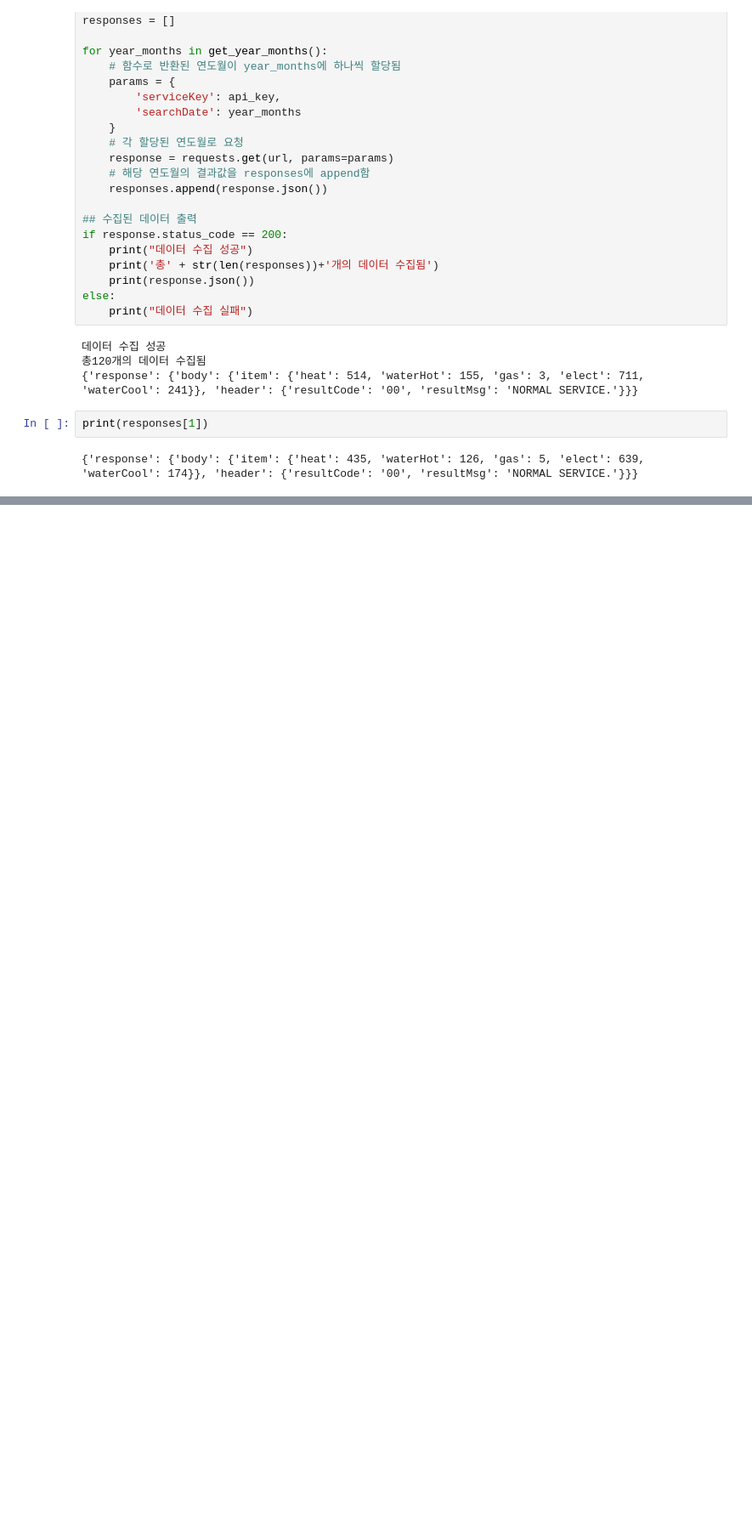
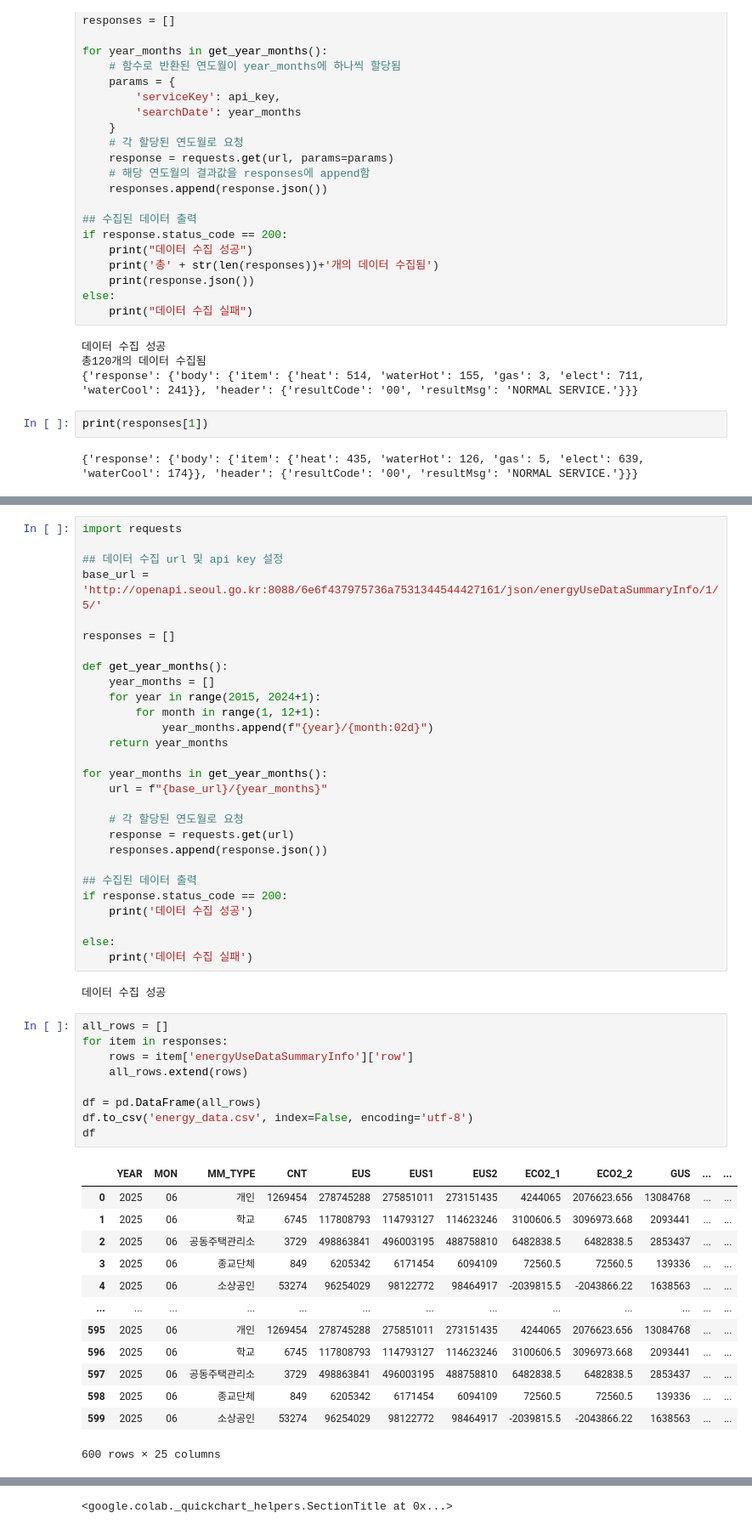
Before and after one commit to tjwjddnr/Data-Analysis-with-Open-Source, a Jupyter notebook: 오픈소스_데이터_분석_4강.ipynb, the cells around one changed output, grey strips where cells are left out. Shown: that part at 85% size. Drawn from its saved outputs; the diff is of its cells as text; blank space fills up the shorter version.

Commit message:
Colab을 통해 생성됨

```diff
--- a/오픈소스_데이터_분석_4강.ipynb
+++ b/오픈소스_데이터_분석_4강.ipynb
@@ -231,0 +242,53 @@ print(responses[1])
+# %%
+import requests
+
+## 데이터 수집 url 및 api key 설정
+base_url = 'http://openapi.seoul.go.kr:8088/6e6f437975736a7531344544427161/json/energyUseDataSummaryInfo/1/5/'
+
+responses = []
+
+def get_year_months():
+    year_months = []
+    for year in range(2015, 2024+1):
+        for month in range(1, 12+1):
+            year_months.append(f"{year}/{month:02d}")
+    return year_months
+
+for year_months in get_year_months():
+    url = f"{base_url}/{year_months}"
+
+    # 각 할당된 연도월로 요청
+    response = requests.get(url)
+    responses.append(response.json())
+
+## 수집된 데이터 출력
+if response.status_code == 200:
+    print('데이터 수집 성공')
+
+else:
+    print('데이터 수집 실패')
+# %% [output]
+데이터 수집 성공
+# %%
+all_rows = []
+for item in responses:
+    rows = item['energyUseDataSummaryInfo']['row']
+    all_rows.extend(rows)
+
+df = pd.DataFrame(all_rows)
+df.to_csv('energy_data.csv', index=False, encoding='utf-8')
+df
+# %% [output]
+|  | YEAR | MON | MM_TYPE | CNT | EUS | EUS1 | EUS2 | ECO2_1 | ECO2_2 | GUS | ... | ... |
+| 0 | 2025 | 06 | 개인 | 1269454 | 278745288 | 275851011 | 273151435 | 4244065 | 2076623.656 | 13084768 | ... | ... |
+| 1 | 2025 | 06 | 학교 | 6745 | 117808793 | 114793127 | 114623246 | 3100606.5 | 3096973.668 | 2093441 | ... | ... |
+| 2 | 2025 | 06 | 공동주택관리소 | 3729 | 498863841 | 496003195 | 488758810 | 6482838.5 | 6482838.5 | 2853437 | ... | ... |
+| 3 | 2025 | 06 | 종교단체 | 849 | 6205342 | 6171454 | 6094109 | 72560.5 | 72560.5 | 139336 | ... | ... |
+| 4 | 2025 | 06 | 소상공인 | 53274 | 96254029 | 98122772 | 98464917 | -2039815.5 | -2043866.22 | 1638563 | ... | ... |
+| ... | ... | ... | ... | ... | ... | ... | ... | ... | ... | ... | ... | ... |
+| 595 | 2025 | 06 | 개인 | 1269454 | 278745288 | 275851011 | 273151435 | 4244065 | 2076623.656 | 13084768 | ... | ... |
+| 596 | 2025 | 06 | 학교 | 6745 | 117808793 | 114793127 | 114623246 | 3100606.5 | 3096973.668 | 2093441 | ... | ... |
+| 597 | 2025 | 06 | 공동주택관리소 | 3729 | 498863841 | 496003195 | 488758810 | 6482838.5 | 6482838.5 | 2853437 | ... | ... |
+| 598 | 2025 | 06 | 종교단체 | 849 | 6205342 | 6171454 | 6094109 | 72560.5 | 72560.5 | 139336 | ... | ... |
+| 599 | 2025 | 06 | 소상공인 | 53274 | 96254029 | 98122772 | 98464917 | -2039815.5 | -2043866.22 | 1638563 | ... | ... |
+600 rows × 25 columns
@@ -231,0 +296 @@ print(responses[1])
+<google.colab._quickchart_helpers.SectionTitle at 0x...>
```
Also changed, not shown: parts of 3 cells of this notebook.
